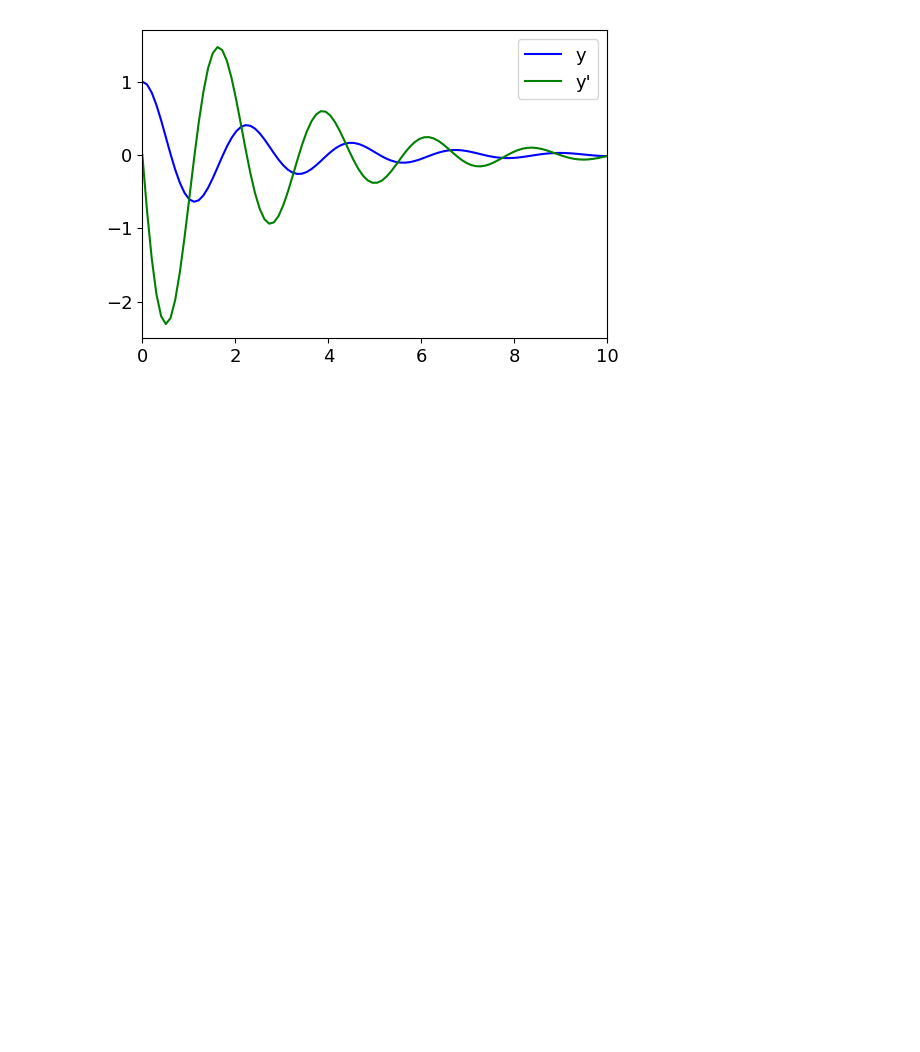
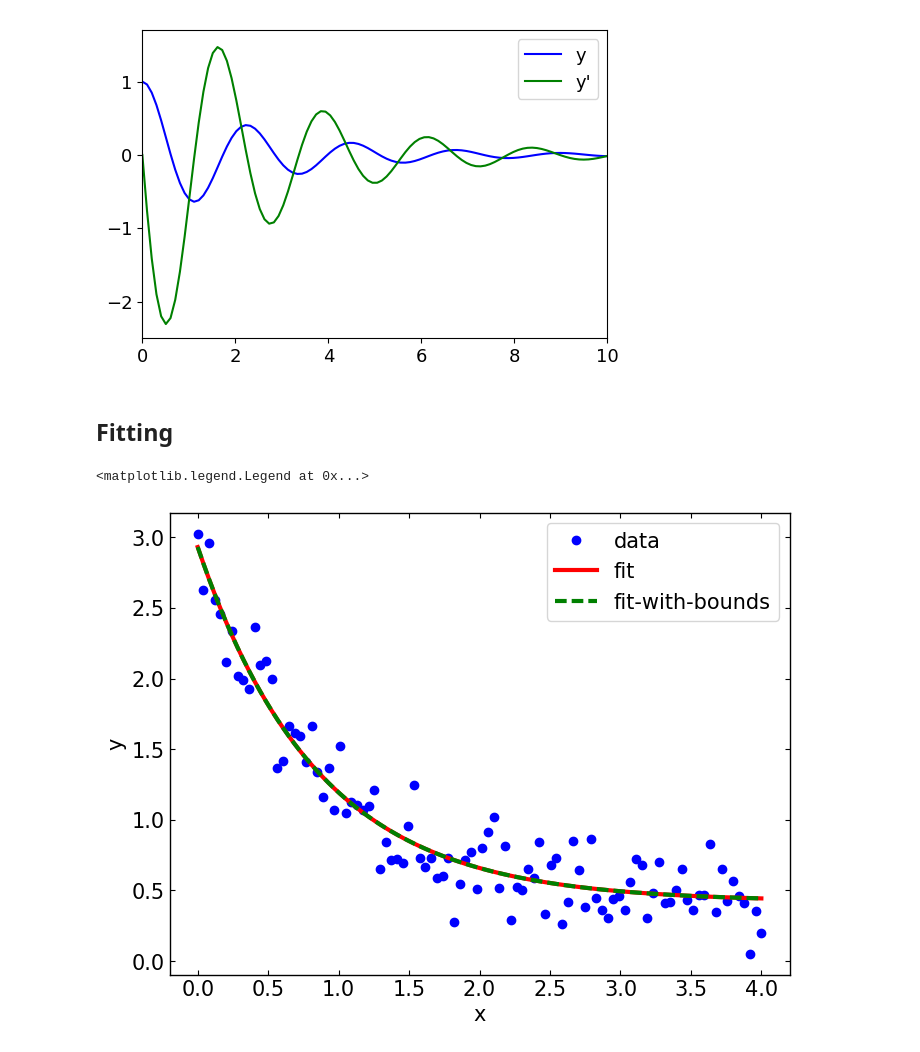
Before and after one commit to astrodoo/CodeExr, a Jupyter notebook: Python/ipynb/Scipy1.ipynb, the cells around one changed output. Saved outputs shown, nothing was run; the diff lists cells and outputs as text; code cells hidden in the pictures; blank space fills up the shorter version.

```diff
--- a/Python/ipynb/Scipy1.ipynb
+++ b/Python/ipynb/Scipy1.ipynb
@@ -327,3 +327,43 @@ plt.legend(loc='upper right')
 plt.show()
 # %% [output]
 [figure]
+# %% [markdown]
+## Fitting
+# %%
+import numpy as np
+import matplotlib.pyplot as plt
+from scipy.optimize import curve_fit
+%matplotlib inline
+
+def func(x, a, b, c):
+    return a * np.exp(-b * x) + c
+
+# define the data to be fit with some noise
+
+xdata = np.linspace(0, 4, 100)
+y = func(xdata, 2.5, 1.3, 0.5)
+y_noise = 0.2 * np.random.normal(size=xdata.size)
+ydata = y + y_noise
+
+
+fig, ax = plt.subplots(figsize=(8,6))
+
+ax.plot(xdata, ydata, 'bo', label='data')
+
+# Fit for the parameters a, b, c of the function `func`
+
+popt, pcov = curve_fit(func, xdata, ydata)
+ax.plot(xdata, func(xdata, *popt), 'r-', label='fit',linewidth=3)
+
+# Constrain the optimization to the region of ``0 < a < 3``, ``0 < b < 2``
+# and ``0 < c < 1``:
+
+popt, pcov = curve_fit(func, xdata, ydata, bounds=(0, [3., 2., 1.]))
+ax.plot(xdata, func(xdata, *popt), 'g--', label='fit-with-bounds', linewidth=3)
+
+ax.set_xlabel('x')
+ax.set_ylabel('y')
+ax.legend(loc='best')
+# %% [output]
+<matplotlib.legend.Legend at 0x...>
+[figure, added]
```
Also changed, not shown: 5 other files.
